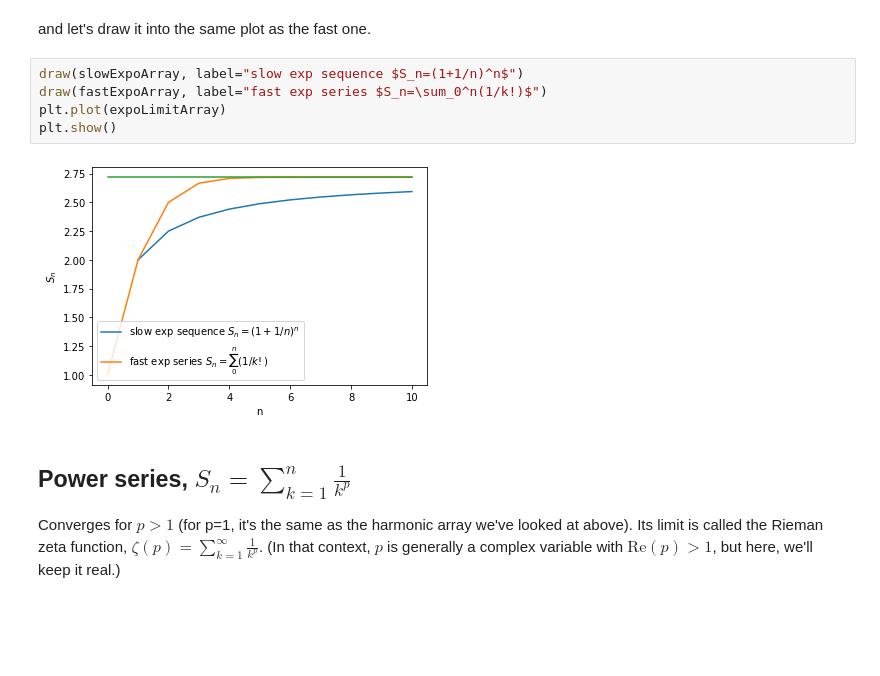
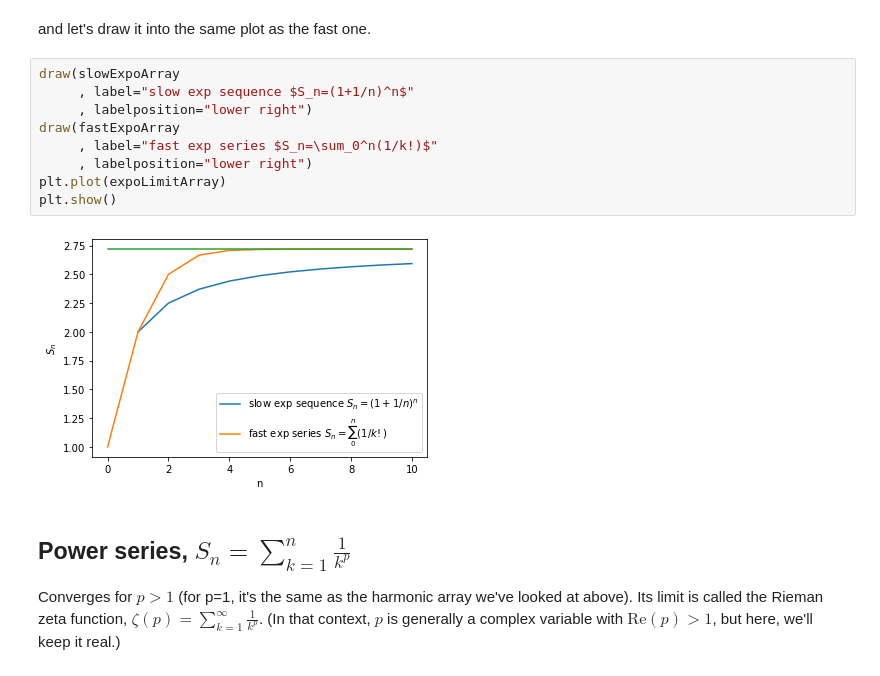
Before and after one commit to JonasRademacker/JupyterNotebooksForTeachingMath, a Jupyter notebook: Sequences and Series.ipynb, the cells around one changed output. Drawn from its saved outputs; the diff is of its cells as text; blank space fills up the shorter version.

```diff
--- a/Sequences and Series.ipynb
+++ b/Sequences and Series.ipynb
@@ -300,12 +309,16 @@ expoLimitArray = np.ones(n+1)*np.exp(1)
 # %% [markdown]
 and let's draw it into the same plot as the fast one.
 # %%
-draw(slowExpoArray, label="slow exp sequence $S_n=(1+1/n)^n$")
-draw(fastExpoArray, label="fast exp series $S_n=\sum_0^n(1/k!)$")
+draw(slowExpoArray
+     , label="slow exp sequence $S_n=(1+1/n)^n$"
+     , labelposition="lower right")
+draw(fastExpoArray
+     , label="fast exp series $S_n=\sum_0^n(1/k!)$"
+     , labelposition="lower right")
 plt.plot(expoLimitArray)
 plt.show()
 # %% [output]
-[figure, old version]
+[figure, new version]
 # %% [markdown]
 ## Power series, $S_n = \sum\limits_{k=1}^n \frac{1}{k^p}$
 Converges for $p > 1$ (for p=1, it's the same as the harmonic array we've looked at above).
```
Also changed, not shown: parts of 6 cells of this notebook.
